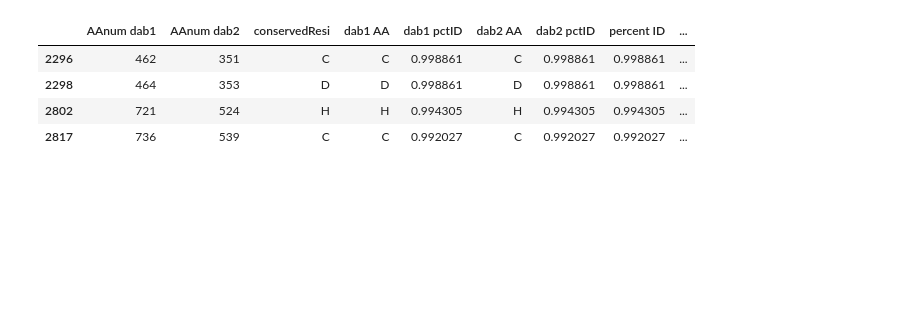
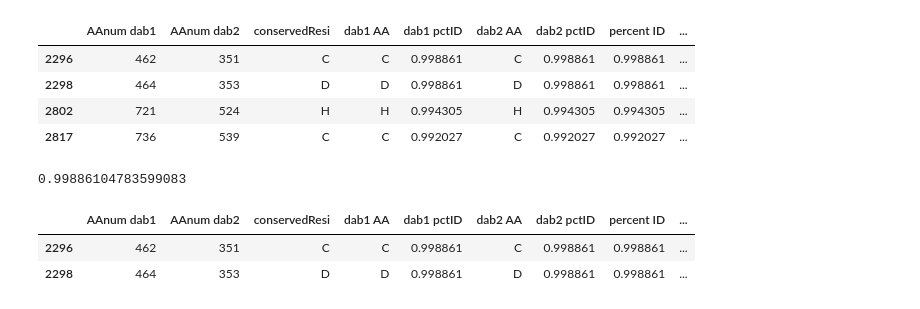
Before and after one commit to jackdesmarais/DabTransporterPaper, a Jupyter notebook: scripts/conservationScoreInAMsa.ipynb, the cells around one changed output. Drawn from its saved outputs; the diff is of its cells as text; code cells hidden in the pictures; blank space fills up the shorter version.

```diff
--- a/scripts/conservationScoreInAMsa.ipynb
+++ b/scripts/conservationScoreInAMsa.ipynb
@@ -311,5 +311,15 @@ conserve_df[conserve_df['active_siteD1']>0]
 | 2298 | 464 | 353 | D | D | 0.998861 | D | 0.998861 | 0.998861 | ... |
 | 2802 | 721 | 524 | H | H | 0.994305 | H | 0.994305 | 0.994305 | ... |
 | 2817 | 736 | 539 | C | C | 0.992027 | C | 0.992027 | 0.992027 | ... |
+# %%
+conserve_df['percent ID'].max()
+# %% [output]
+0.99886104783599083
+# %%
+conserve_df[(conserve_df['percent ID']>0.998861)&(conserve_df['conservedResi']!='-')]
+# %% [output]
+|  | AAnum dab1 | AAnum dab2 | conservedResi | dab1 AA | dab1 pctID | dab2 AA | dab2 pctID | percent ID | ... |
+| 2296 | 462 | 351 | C | C | 0.998861 | C | 0.998861 | 0.998861 | ... |
+| 2298 | 464 | 353 | D | D | 0.998861 | D | 0.998861 | 0.998861 | ... |
 # %%
 conserve_df.to_csv(infile+'.csv')
```
Also changed, not shown: parts of 2 cells of this notebook, 1 other file.
